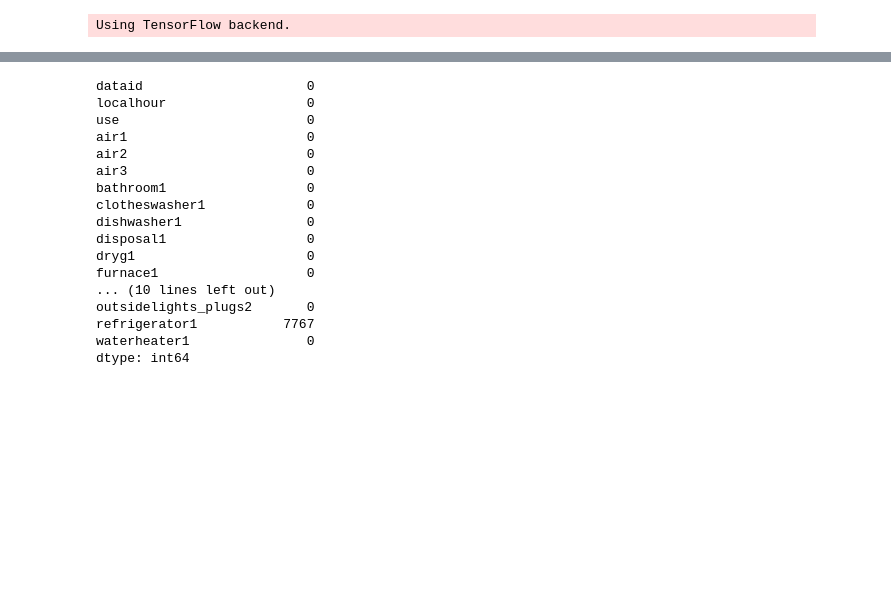
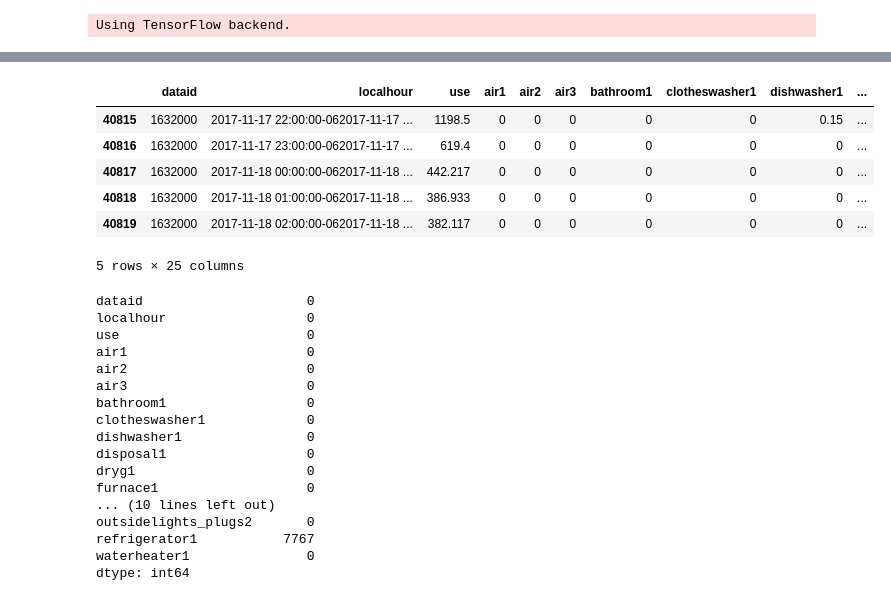
Before and after one commit to adithya8/loadPrediction, a Jupyter notebook: Pecan Trial.ipynb, the cells around one changed output, grey strips where cells are left out. Drawn from its saved outputs; the diff is of its cells as text; code cells hidden in the pictures; blank space fills up the shorter version.

```diff
--- a/Pecan Trial.ipynb
+++ b/Pecan Trial.ipynb
@@ -99,3 +110,13 @@ data = data*1000
+# %%
+data.tail()
+# %% [output]
+|  | dataid | localhour | use | air1 | air2 | air3 | bathroom1 | clotheswasher1 | dishwasher1 | ... |
+| 40815 | 1632000 | 2017-11-17 22:00:00-062017-11-17 ... | 1198.5 | 0 | 0 | 0 | 0 | 0 | 0.15 | ... |
+| 40816 | 1632000 | 2017-11-17 23:00:00-062017-11-17 ... | 619.4 | 0 | 0 | 0 | 0 | 0 | 0 | ... |
+| 40817 | 1632000 | 2017-11-18 00:00:00-062017-11-18 ... | 442.217 | 0 | 0 | 0 | 0 | 0 | 0 | ... |
+| 40818 | 1632000 | 2017-11-18 01:00:00-062017-11-18 ... | 386.933 | 0 | 0 | 0 | 0 | 0 | 0 | ... |
+| 40819 | 1632000 | 2017-11-18 02:00:00-062017-11-18 ... | 382.117 | 0 | 0 | 0 | 0 | 0 | 0 | ... |
+5 rows × 25 columns
 # %%
 data['air1'][34492] = (data['air1'][34492-168] + data['air1'][34492+168])/2
 data['air2'][34492] = (data['air2'][34492-168] + data['air2'][34492+168])/2
```
Also changed, not shown: parts of 5 cells of this notebook.
